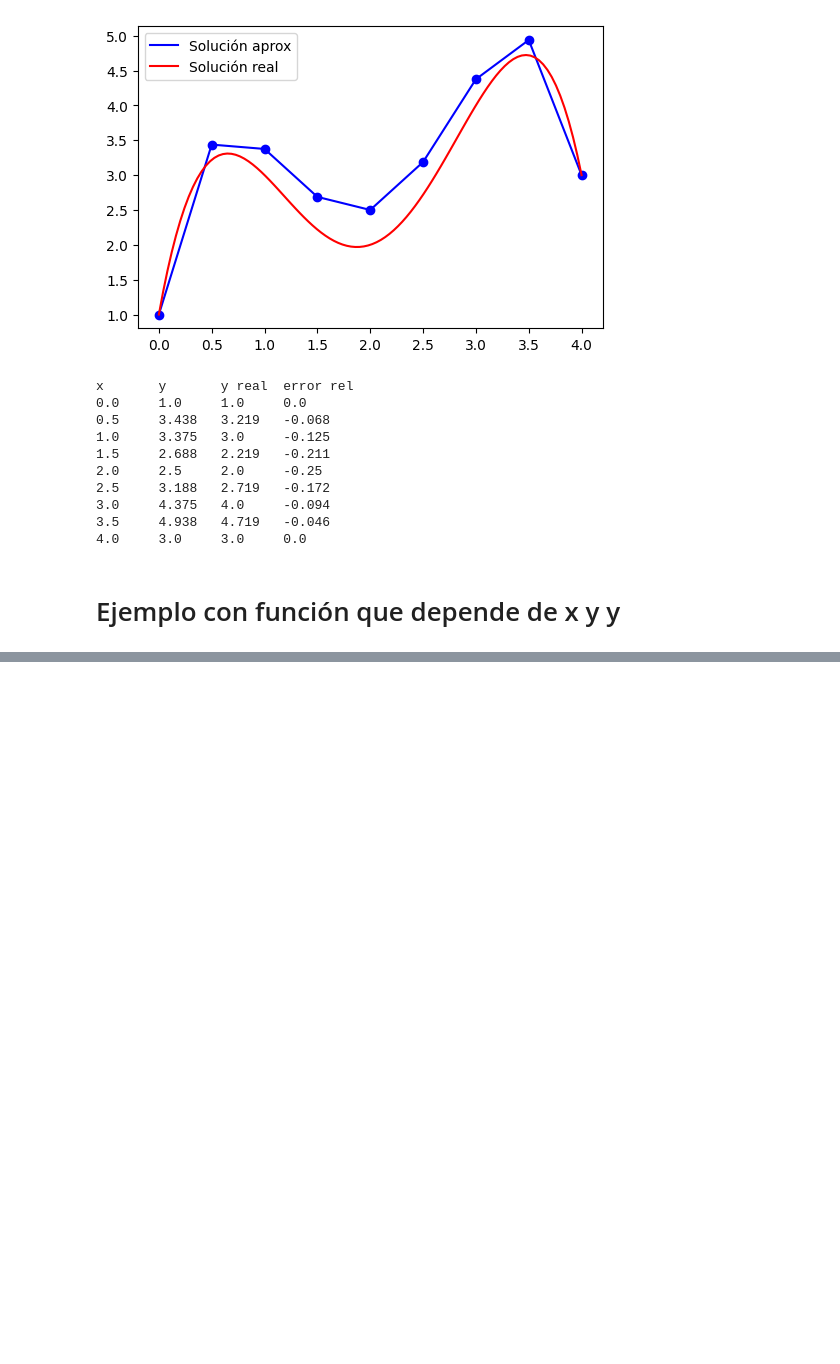
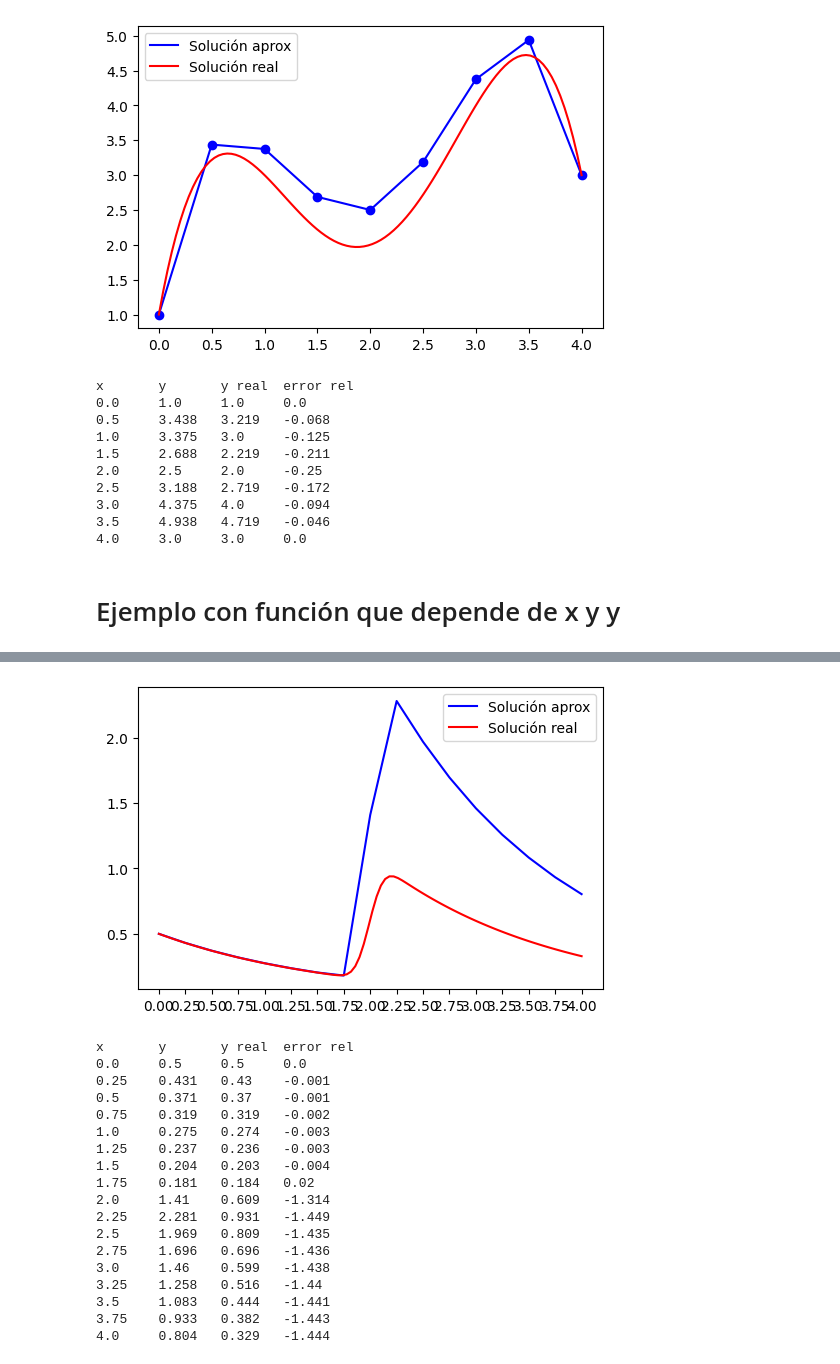
Before and after one commit to gmauricio-toledo/UNISON-teaching, a Jupyter notebook: EDO.ipynb, the cells around one changed output, grey strips where cells are left out. Drawn from its saved outputs; the diff is of its cells as text; code cells hidden in the pictures; blank space fills up the shorter version.

```diff
--- a/EDO.ipynb
+++ b/EDO.ipynb
@@ -205 +174,26 @@ x       y       y real  error rel
+# %%
+solver = EulerEDO(f,sol=sol)
+solver.fit(a,b,h,x0,y0,method='Heun')
+solver.plot(plot_nodes=False)
+solver.table()
+# %% [output]
+[figure, added]
+x       y       y real  error rel
+0.0     0.5     0.5     0.0
+0.25    0.431   0.43    -0.001
+0.5     0.371   0.37    -0.001
+0.75    0.319   0.319   -0.002
+1.0     0.275   0.274   -0.003
+1.25    0.237   0.236   -0.003
+1.5     0.204   0.203   -0.004
+1.75    0.181   0.184   0.02
+2.0     1.41    0.609   -1.314
+2.25    2.281   0.931   -1.449
+2.5     1.969   0.809   -1.435
+2.75    1.696   0.696   -1.436
+3.0     1.46    0.599   -1.438
+3.25    1.258   0.516   -1.44
+3.5     1.083   0.444   -1.441
+3.75    0.933   0.382   -1.443
+4.0     0.804   0.329   -1.444
 # %%
```
Also changed, not shown: parts of 8 cells of this notebook, 1 other file.
